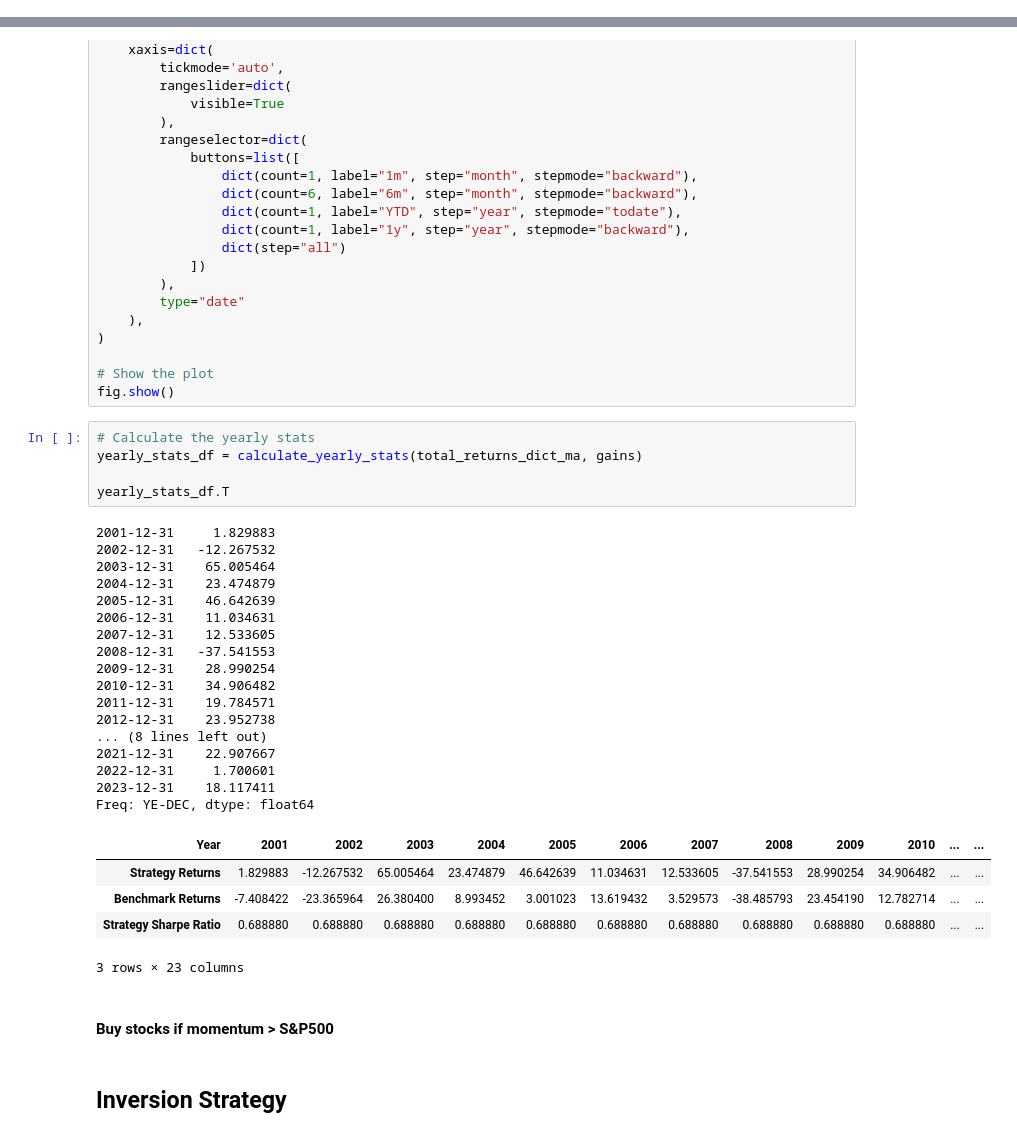
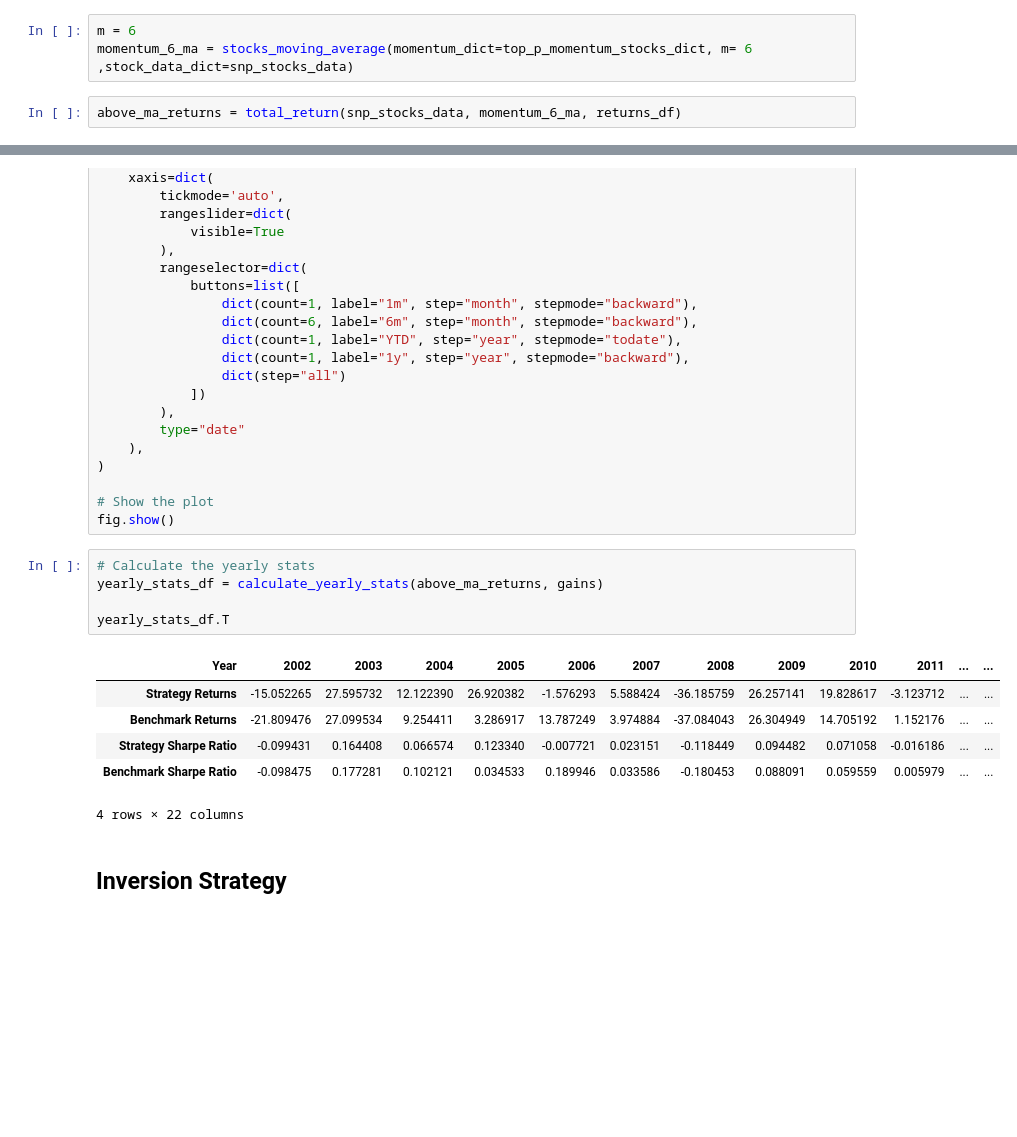
Before and after one commit to satyaki-02/Factor_Investing_in_Stock-Market, a Jupyter notebook: main.ipynb, the cells around one changed output, grey strips where cells are left out. Drawn from its saved outputs; the diff is of its cells as text; blank space fills up the shorter version.

```diff
--- a/main.ipynb
+++ b/main.ipynb
@@ -216,3 +223,8 @@ long_dict
+# %%
+m = 6
+momentum_6_ma = stocks_moving_average(momentum_dict=top_p_momentum_stocks_dict, m= 6 ,stock_data_dict=snp_stocks_data)
+# %%
+above_ma_returns = total_return(snp_stocks_data, momentum_6_ma, returns_df)
 # %%
 long_dict_12_1 = total_return(snp_stocks_data, top_p_momentum_stocks_dict_12_1, returns_df)
 # %%
@@ -854,34 +842,16 @@ fig.update_layout(
 fig.show()
 # %%
 # Calculate the yearly stats
-yearly_stats_df = calculate_yearly_stats(total_returns_dict_ma, gains)
+yearly_stats_df = calculate_yearly_stats(above_ma_returns, gains)
 
 yearly_stats_df.T
 # %% [output]
+| Year | 2002 | 2003 | 2004 | 2005 | 2006 | 2007 | 2008 | 2009 | 2010 | 2011 | ... | ... |
+| Strategy Returns | -15.052265 | 27.595732 | 12.122390 | 26.920382 | -1.576293 | 5.588424 | -36.185759 | 26.257141 | 19.828617 | -3.123712 | ... | ... |
+| Benchmark Returns | -21.809476 | 27.099534 | 9.254411 | 3.286917 | 13.787249 | 3.974884 | -37.084043 | 26.304949 | 14.705192 | 1.152176 | ... | ... |
+| Strategy Sharpe Ratio | -0.099431 | 0.164408 | 0.066574 | 0.123340 | -0.007721 | 0.023151 | -0.118449 | 0.094482 | 0.071058 | -0.016186 | ... | ... |
+| Benchmark Sharpe Ratio | -0.098475 | 0.177281 | 0.102121 | 0.034533 | 0.189946 | 0.033586 | -0.180453 | 0.088091 | 0.059559 | 0.005979 | ... | ... |
-2001-12-31     1.829883
-2002-12-31   -12.267532
-2003-12-31    65.005464
-2004-12-31    23.474879
-2005-12-31    46.642639
-2006-12-31    11.034631
-2007-12-31    12.533605
-2008-12-31   -37.541553
-2009-12-31    28.990254
-2010-12-31    34.906482
-2011-12-31    19.784571
-2012-12-31    23.952738
-... (8 lines left out)
-2021-12-31    22.907667
-2022-12-31     1.700601
-2023-12-31    18.117411
-Freq: YE-DEC, dtype: float64
+4 rows × 22 columns
-| Year | 2001 | 2002 | 2003 | 2004 | 2005 | 2006 | 2007 | 2008 | 2009 | 2010 | ... | ... |
-| Strategy Returns | 1.829883 | -12.267532 | 65.005464 | 23.474879 | 46.642639 | 11.034631 | 12.533605 | -37.541553 | 28.990254 | 34.906482 | ... | ... |
-| Benchmark Returns | -7.408422 | -23.365964 | 26.380400 | 8.993452 | 3.001023 | 13.619432 | 3.529573 | -38.485793 | 23.454190 | 12.782714 | ... | ... |
-| Strategy Sharpe Ratio | 0.688880 | 0.688880 | 0.688880 | 0.688880 | 0.688880 | 0.688880 | 0.688880 | 0.688880 | 0.688880 | 0.688880 | ... | ... |
-3 rows × 23 columns
-# %% [markdown]
-#### Buy stocks if momentum > S&P500
 # %% [markdown]
 ## Inversion Strategy
 # %% [markdown]
```
Also changed, not shown: parts of 59 cells of this notebook, 2 other files.
